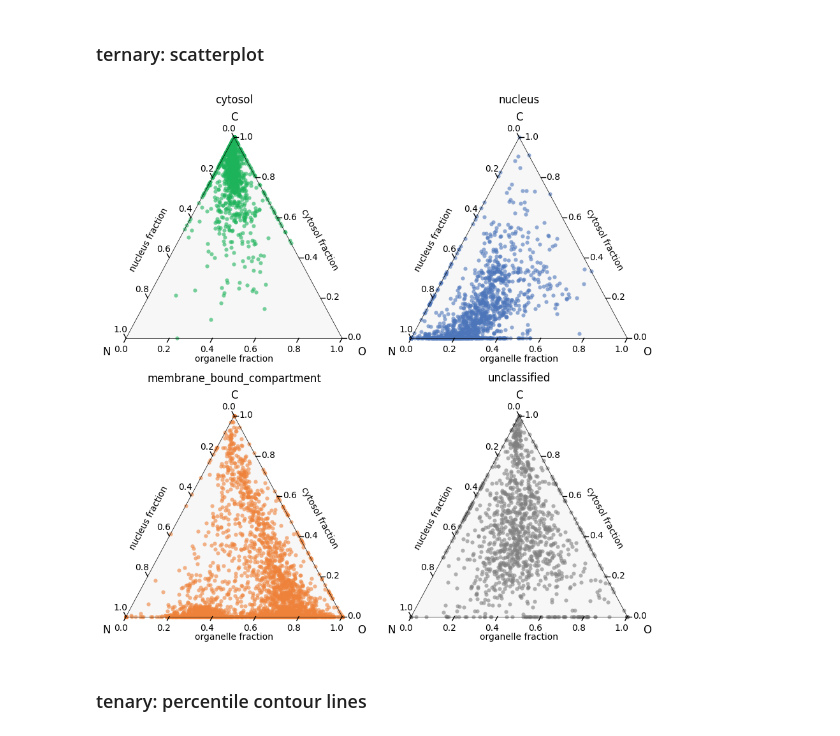
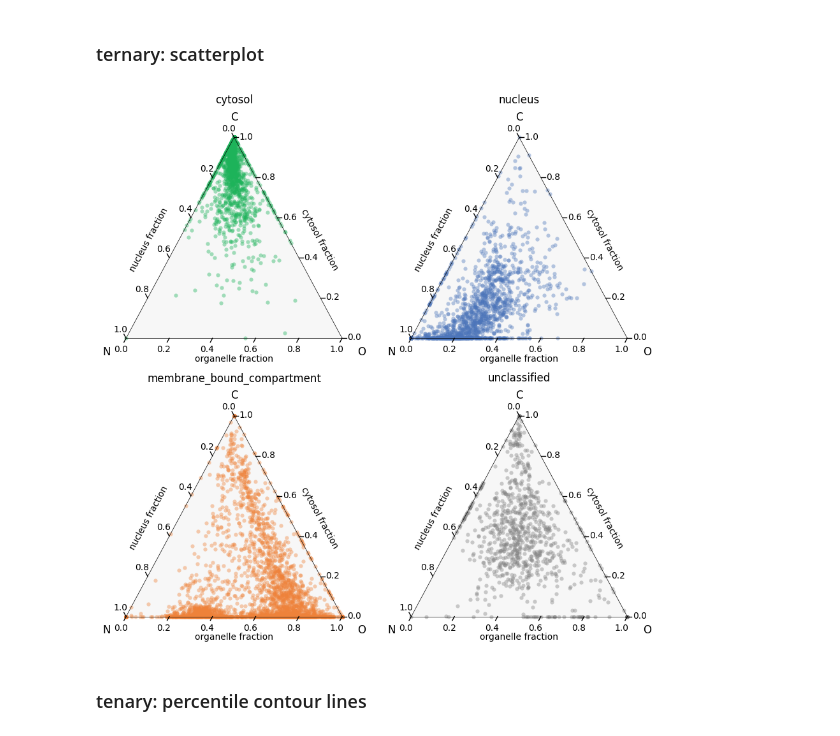
Before and after one commit to czbiohub-sf/Organelle_IP_analyses_and_figures, a Jupyter notebook: notebooks/Supplementary_figures/Suppl_fig3/panel_C/Suppl_fig3_C_tenary_plots.ipynb, the cells around one changed output. Cells and saved outputs as stored; diff of their text form; code cells hidden in the pictures.

```diff
--- a/notebooks/Supplementary_figures/Suppl_fig3/panel_C/Suppl_fig3_C_tenary_plots.ipynb
+++ b/notebooks/Supplementary_figures/Suppl_fig3/panel_C/Suppl_fig3_C_tenary_plots.ipynb
@@ -62,7 +62,7 @@ df = enrichments.droplevel(0, axis=1)
 - nucleus
 - membrane-bound compartments: mitochondria, peroxisomes, ER, ERGIC, Golgi, trans-Golgi, early endosome endosomes, recycling endosome, plasma membrane, lysosomes
 # %%
-labels_used_to_group = "cluster_annotation"  # other options: "Graph-based_localization_annotation", "Protein-level_consensus_annotation"
+labels_used_to_group = "consensus_graph_annnotation" # other options: "cluster_annotation" "Graph-based_localization_annotation", "consensus_graph_annnotation"
 # %%
 # check labels
 df[labels_used_to_group].unique()
@@ -109,35 +109,35 @@ fig.subplots_adjust(left=0.08, bottom=0.08)  # set the left and bottom margin fo
 groups = ["cytosol", "nucleus", "membrane_bound_compartment", "unclassified"]
 colors = ["#1DB35A", "#4C75BA", "#EE823A", "grey"]
 
 idx = 0
 for r in range(nrows):
     for c in range(ncols):
         group = groups[idx]
         tmp_df = df[df["group"]==group]
         points = list(zip(tmp_df["NOC_organelle"], tmp_df["NOC_cytosol"], tmp_df["NOC_nuclear"]))
 
         tax = ternary.TernaryAxesSubplot(ax=axs[r,c], scale=scale)
         tax.boundary(linewidth=0.5)
-        tax.scatter(points, marker='.', color=colors[idx], label=group, alpha=0.6, s=pointsize, linewidths=0, edgecolors=None)
+        tax.scatter(points, marker='.', color=colors[idx], label=group, alpha=0.4, s=pointsize, linewidths=0, edgecolors=None)
         tax.left_axis_label("nucleus fraction", fontsize=10, offset = 0.15)
         tax.right_axis_label("cytosol fraction", fontsize=10, offset = 0.15)
         tax.bottom_axis_label("organelle fraction", fontsize=10, offset = 0)
         tax.ticks(axis='lbr', linewidth=1, multiple=0.2, tick_formats="%.1f", offset=0.02)
         tax.right_corner_label("O", fontsize=12, offset=0.15, va='top')
         tax.top_corner_label("C", fontsize=12, offset=0.2)
         tax.left_corner_label("N", fontsize=12, offset=0.15, va='top')
         tax.clear_matplotlib_ticks()
         tax.set_title(group, fontsize=12, x=0.5, y=1.09)
 
         for spine in axs[r,c].spines.values():
             spine.set_visible(False)
 
         idx += 1
 
 # save figure
 fig.savefig(save_path / f"{timestamp}_ternery_subplots.pdf", dpi=300, bbox_inches='tight', format="pdf")
 # %% [output]
-[figure, old version]
+[figure, new version]
 # %% [markdown]
 ### tenary: percentile contour lines
 # %% [markdown]
```
Also changed, not shown: parts of 3 cells of this notebook, 5 other files.
